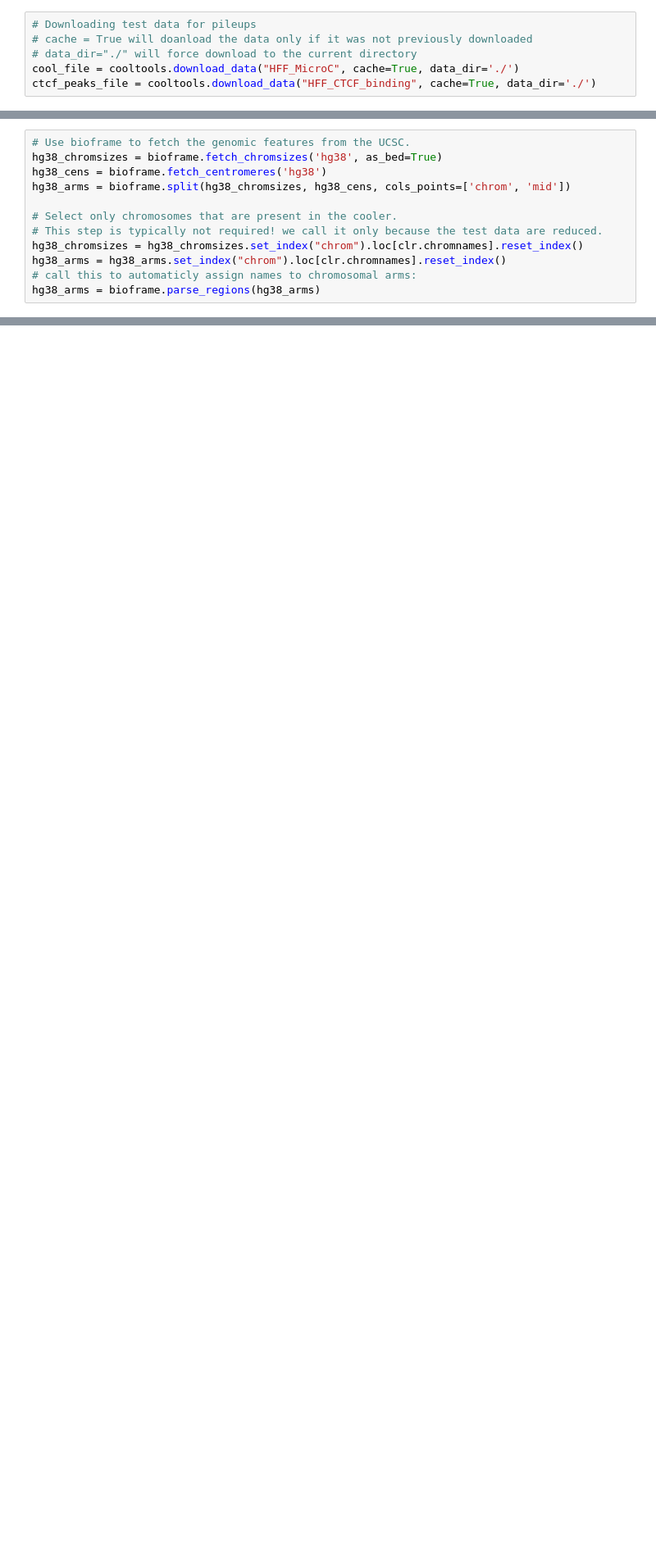
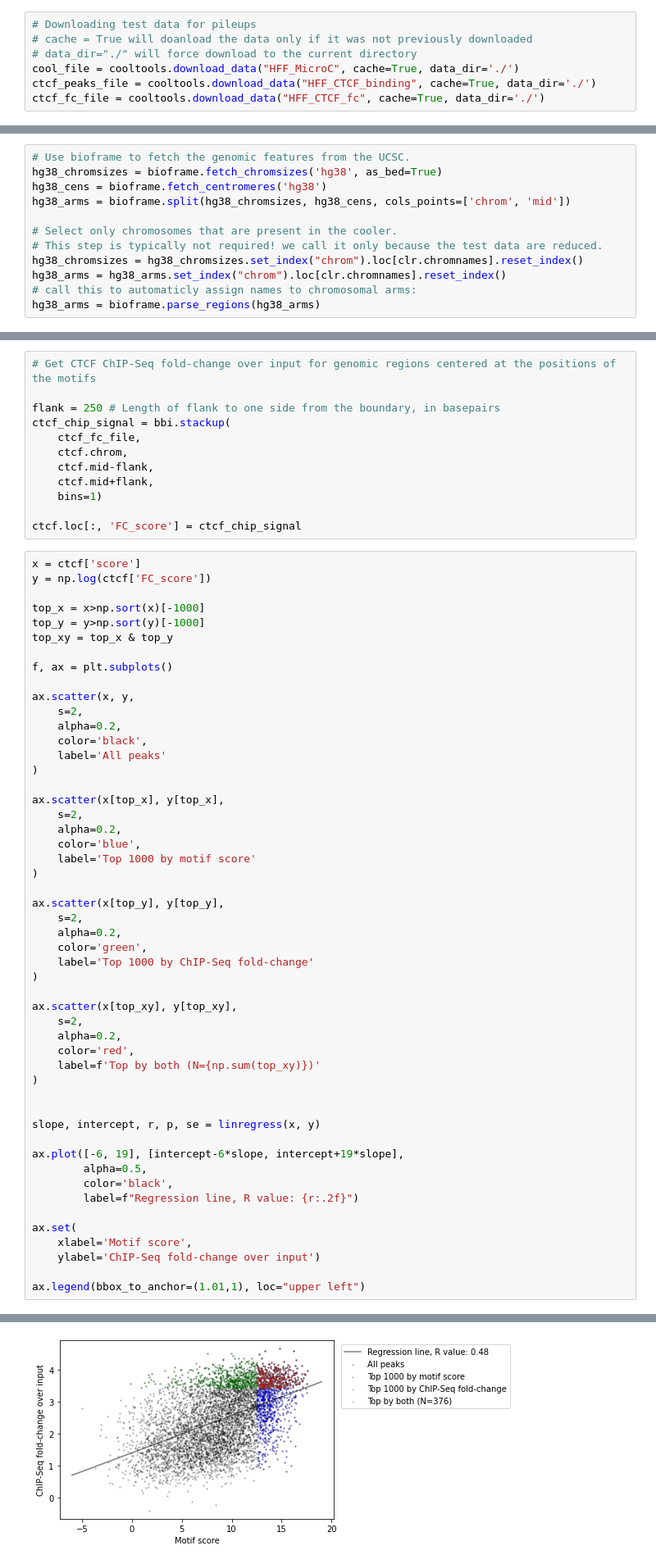
Before and after one commit to open2c/open2c_examples, a Jupyter notebook: pileup_CTCF.ipynb, the cells around one changed output, grey strips where cells are left out. Shown at 82% size. Drawn from its saved outputs; the diff is of its cells as text; blank space fills up the shorter version.

```diff
--- a/pileup_CTCF.ipynb
+++ b/pileup_CTCF.ipynb
@@ -47,3 +73,4 @@ Available datasets:
 # data_dir="./" will force download to the current directory
 cool_file = cooltools.download_data("HFF_MicroC", cache=True, data_dir='./')
 ctcf_peaks_file = cooltools.download_data("HFF_CTCF_binding", cache=True, data_dir='./')
+ctcf_fc_file = cooltools.download_data("HFF_CTCF_fc", cache=True, data_dir='./')
@@ -339,0 +139,64 @@ windows = snipping.assign_regions(windows, supports)
+# %%
+# Get CTCF ChIP-Seq fold-change over input for genomic regions centered at the positions of the motifs
+
+flank = 250 # Length of flank to one side from the boundary, in basepairs
+ctcf_chip_signal = bbi.stackup(
+    ctcf_fc_file,
+    ctcf.chrom,
+    ctcf.mid-flank,
+    ctcf.mid+flank,
+    bins=1)
+
+ctcf.loc[:, 'FC_score'] = ctcf_chip_signal
+# %%
+x = ctcf['score']
+y = np.log(ctcf['FC_score'])
+
+top_x = x>np.sort(x)[-1000]
+top_y = y>np.sort(y)[-1000]
+top_xy = top_x & top_y
+
+f, ax = plt.subplots()
+
+ax.scatter(x, y,
+    s=2,
+    alpha=0.2,
+    color='black',
+    label='All peaks'
+)
+
+ax.scatter(x[top_x], y[top_x],
+    s=2,
+    alpha=0.2,
+    color='blue',
+    label='Top 1000 by motif score'
+)
+
+ax.scatter(x[top_y], y[top_y],
+    s=2,
+    alpha=0.2,
+    color='green',
+    label='Top 1000 by ChIP-Seq fold-change'
+)
+
+ax.scatter(x[top_xy], y[top_xy],
+    s=2,
+    alpha=0.2,
+    color='red',
+    label=f'Top by both (N={np.sum(top_xy)})'
+)
+
+
+slope, intercept, r, p, se = linregress(x, y)
+
+ax.plot([-6, 19], [intercept-6*slope, intercept+19*slope],
+        alpha=0.5,
+        color='black',
+        label=f"Regression line, R value: {r:.2f}")
+
+ax.set(
+    xlabel='Motif score',
+    ylabel='ChIP-Seq fold-change over input')
+
+ax.legend(bbox_to_anchor=(1.01,1), loc="upper left")
+# %% [output]
@@ -339,0 +204 @@ windows = snipping.assign_regions(windows, supports)
+[figure, added]
```
Also changed, not shown: parts of 68 cells of this notebook.
